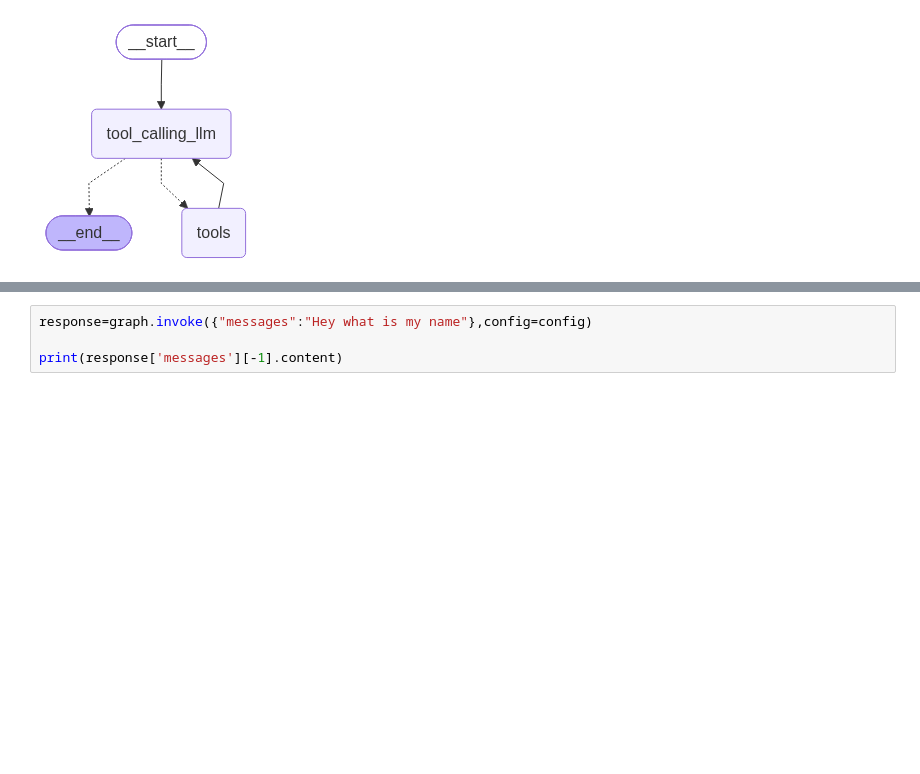
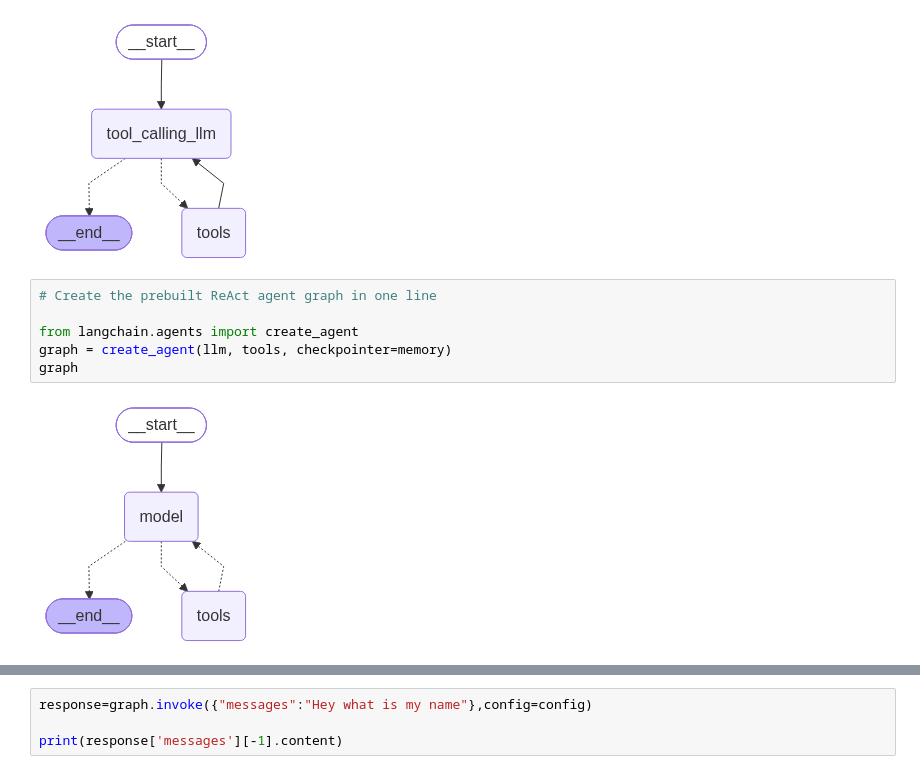
Before and after one commit to pskshyam/Langgraph-crash-course, a Jupyter notebook: 1-BasicChatbot/chatbot.ipynb, the cells around one changed output, grey strips where cells are left out. Cells and saved outputs as stored; diff of their text form; blank space fills up the shorter version.

```diff
--- a/1-BasicChatbot/chatbot.ipynb
+++ b/1-BasicChatbot/chatbot.ipynb
@@ -404,6 +389,14 @@ from IPython.display import Image, display
 display(Image(graph.get_graph().draw_mermaid_png()))
 # %% [output]
 [figure]
+# %%
+# Create the prebuilt ReAct agent graph in one line
+
+from langchain.agents import create_agent
+graph = create_agent(llm, tools, checkpointer=memory)
+graph
+# %% [output]
+[figure, added]
 # %%
 config={"configurable":{"thread_id":"1"}}
 
```
Also changed, not shown: parts of 32 cells of this notebook.
